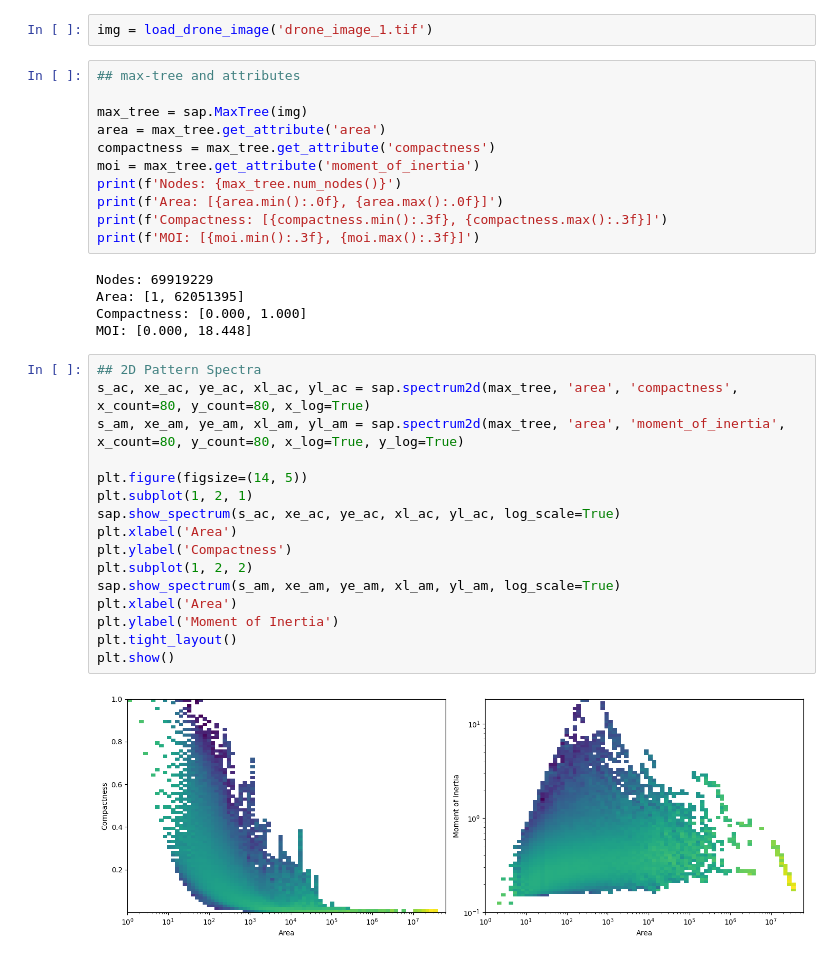
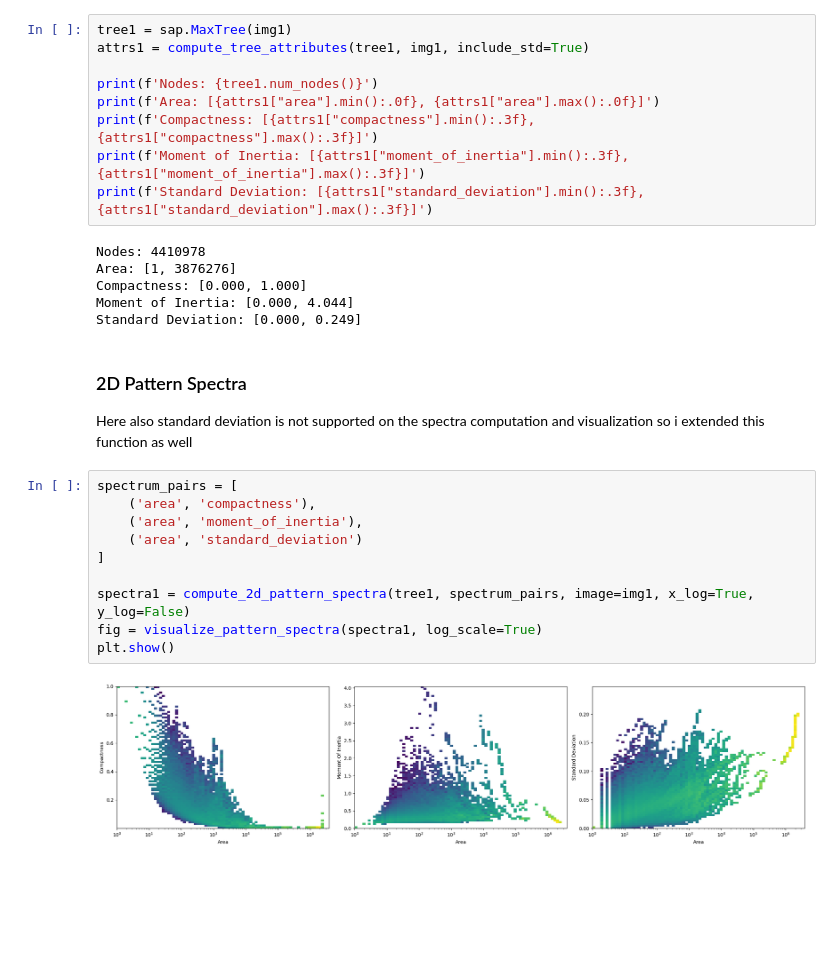
Before and after one commit to kshitijrajsharma/ersip-sprint, a Jupyter notebook: sprints/3/pattern_spectrum_building_detection.ipynb, the cells around one changed output. Saved outputs shown, nothing was run; the diff lists cells and outputs as text; blank space fills up the shorter version.

Commit message:
feat : add custom implementation for spectrum analysis

```diff
--- a/sprints/3/pattern_spectrum_building_detection.ipynb
+++ b/sprints/3/pattern_spectrum_building_detection.ipynb
@@ -19,36 +64,31 @@ def load_drone_image(filename, band=1):
 # %%
-img = load_drone_image('drone_image_1.tif')
+tree1 = sap.MaxTree(img1)
+attrs1 = compute_tree_attributes(tree1, img1, include_std=True)
+
+print(f'Nodes: {tree1.num_nodes()}')
+print(f'Area: [{attrs1["area"].min():.0f}, {attrs1["area"].max():.0f}]')
+print(f'Compactness: [{attrs1["compactness"].min():.3f}, {attrs1["compactness"].max():.3f}]')
+print(f'Moment of Inertia: [{attrs1["moment_of_inertia"].min():.3f}, {attrs1["moment_of_inertia"].max():.3f}]')
+print(f'Standard Deviation: [{attrs1["standard_deviation"].min():.3f}, {attrs1["standard_deviation"].max():.3f}]')
+# %% [output]
+Nodes: 4410978
+Area: [1, 3876276]
+Compactness: [0.000, 1.000]
+Moment of Inertia: [0.000, 4.044]
+Standard Deviation: [0.000, 0.249]
+# %% [markdown]
+### 2D Pattern Spectra
+
+Here also standard deviation is not supported on the spectra computation and visualization so i extended this function as well
 # %%
-## max-tree and attributes
+spectrum_pairs = [
+    ('area', 'compactness'),
+    ('area', 'moment_of_inertia'),
+    ('area', 'standard_deviation')
+]
 
-max_tree = sap.MaxTree(img)
-area = max_tree.get_attribute('area')
-compactness = max_tree.get_attribute('compactness')
-moi = max_tree.get_attribute('moment_of_inertia')
-print(f'Nodes: {max_tree.num_nodes()}')
-print(f'Area: [{area.min():.0f}, {area.max():.0f}]')
-print(f'Compactness: [{compactness.min():.3f}, {compactness.max():.3f}]')
-print(f'MOI: [{moi.min():.3f}, {moi.max():.3f}]')
+spectra1 = compute_2d_pattern_spectra(tree1, spectrum_pairs, image=img1, x_log=True, y_log=False)
+fig = visualize_pattern_spectra(spectra1, log_scale=True)
+plt.show()
 # %% [output]
-Nodes: 69919229
-Area: [1, 62051395]
-Compactness: [0.000, 1.000]
-MOI: [0.000, 18.448]
+[figure, added]
-# %%
-## 2D Pattern Spectra
-s_ac, xe_ac, ye_ac, xl_ac, yl_ac = sap.spectrum2d(max_tree, 'area', 'compactness', x_count=80, y_count=80, x_log=True)
-s_am, xe_am, ye_am, xl_am, yl_am = sap.spectrum2d(max_tree, 'area', 'moment_of_inertia', x_count=80, y_count=80, x_log=True, y_log=True)
-
-plt.figure(figsize=(14, 5))
-plt.subplot(1, 2, 1)
-sap.show_spectrum(s_ac, xe_ac, ye_ac, xl_ac, yl_ac, log_scale=True)
-plt.xlabel('Area')
-plt.ylabel('Compactness')
-plt.subplot(1, 2, 2)
-sap.show_spectrum(s_am, xe_am, ye_am, xl_am, yl_am, log_scale=True)
-plt.xlabel('Area')
-plt.ylabel('Moment of Inertia')
-plt.tight_layout()
-plt.show()
-# %% [output]
-[figure, removed]
```
Also changed, not shown: parts of 14 cells of this notebook, 4 other files.
